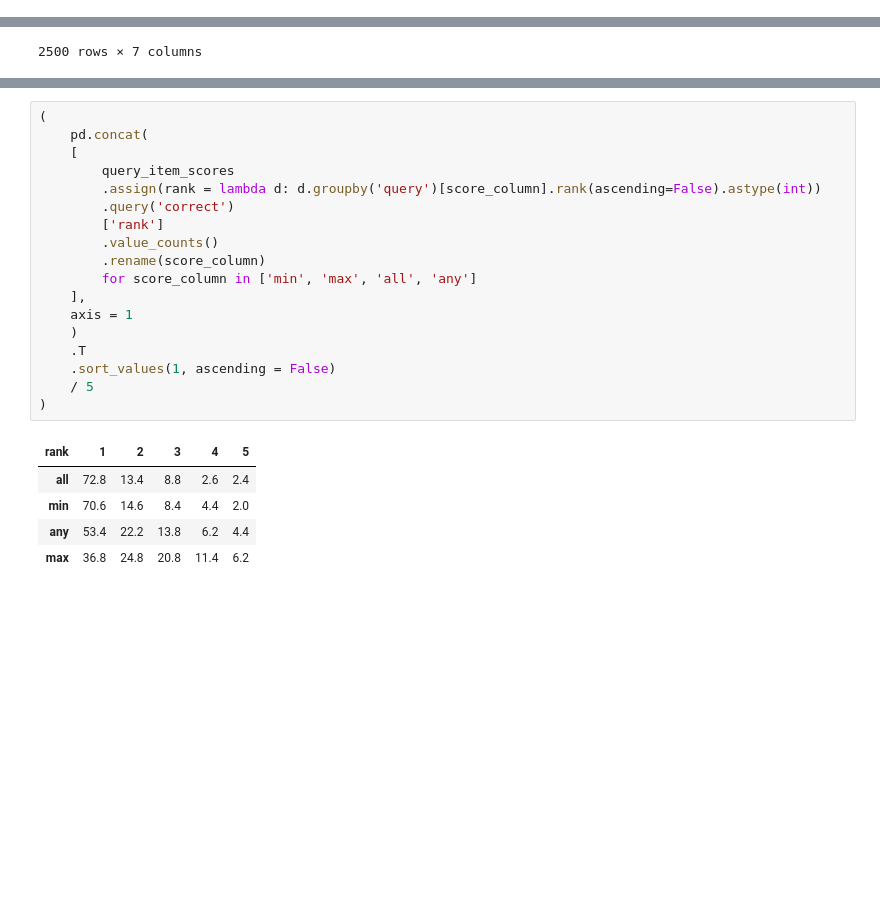
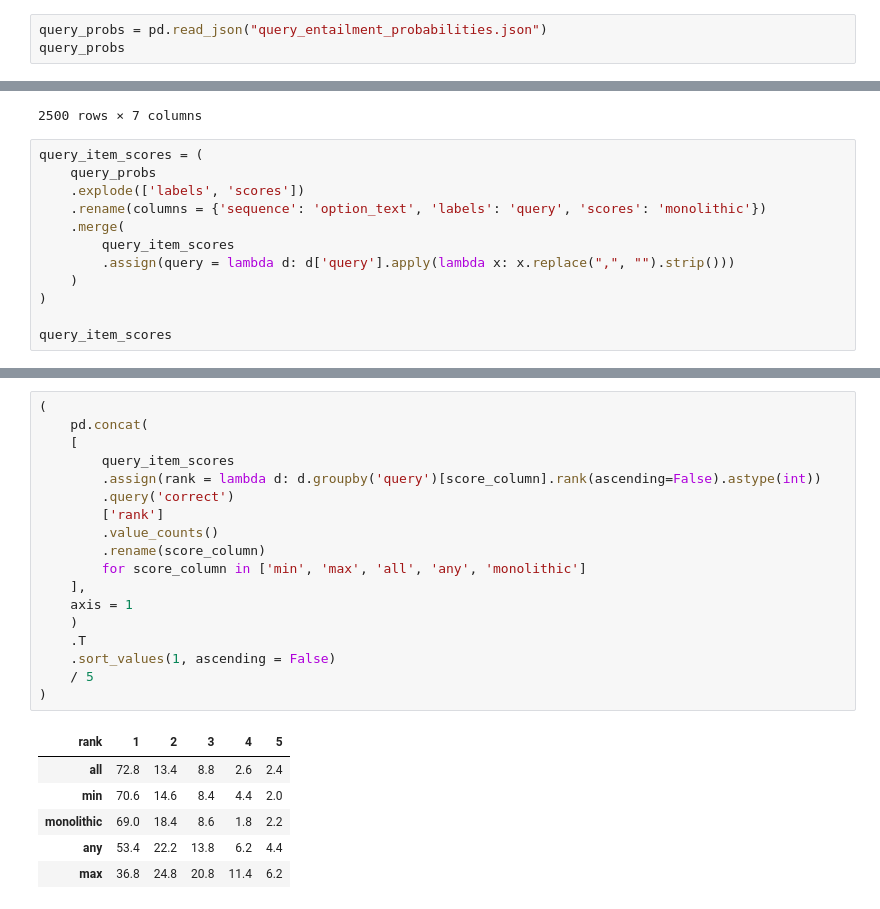
Before and after one commit to baronet2/marir, a Jupyter notebook: 20_compare_algorithms.ipynb, the cells around one changed output, grey strips where cells are left out. Saved outputs shown, nothing was run; the diff lists cells and outputs as text; blank space fills up the shorter version.

Commit message:
Monolithic entailment results

```diff
--- a/20_compare_algorithms.ipynb
+++ b/20_compare_algorithms.ipynb
@@ -17,3 +17,6 @@ probs
 | 2498 | Seafood linguine recipe containin... | [seafood, only have a bbq, eating... | [0.9984157681465141, 0.0003284842... |
 | 2499 | Breakfast sausage made from scrat... | [only have a bbq, seafood, eating... | [0.0008917334489520001, 6.4749685... |
 2500 rows × 3 columns
+# %%
+query_probs = pd.read_json("query_entailment_probabilities.json")
+query_probs
@@ -82,3 +99,15 @@ query_item_scores
 | 2498 | Would I be able to get a breakfas... | Fish meat prepared with swiss cheese | False | 0.000449 | 0.99408 | 0.000002 | 0.994111 |
 | 2499 | Would I be able to get a breakfas... | Seafood linguine recipe containin... | False | 0.000078 | 0.998416 | 0.0 | 1.000000 |
 2500 rows × 7 columns
+# %%
+query_item_scores = (
+    query_probs
+    .explode(['labels', 'scores'])
+    .rename(columns = {'sequence': 'option_text', 'labels': 'query', 'scores': 'monolithic'})
+    .merge(
+        query_item_scores
+        .assign(query = lambda d: d['query'].apply(lambda x: x.replace(",", "").strip()))
+    )
+)
+
+query_item_scores
@@ -85,24 +128,25 @@ query_item_scores
 # %%
 (
     pd.concat(
     [
         query_item_scores
         .assign(rank = lambda d: d.groupby('query')[score_column].rank(ascending=False).astype(int))
         .query('correct')
         ['rank']
         .value_counts()
         .rename(score_column)
-        for score_column in ['min', 'max', 'all', 'any']
+        for score_column in ['min', 'max', 'all', 'any', 'monolithic']
     ],
     axis = 1
     )
     .T
     .sort_values(1, ascending = False)
     / 5
 )
 # %% [output]
 | rank | 1 | 2 | 3 | 4 | 5 |
 | all | 72.8 | 13.4 | 8.8 | 2.6 | 2.4 |
 | min | 70.6 | 14.6 | 8.4 | 4.4 | 2.0 |
+| monolithic | 69.0 | 18.4 | 8.6 | 1.8 | 2.2 |
 | any | 53.4 | 22.2 | 13.8 | 6.2 | 4.4 |
 | max | 36.8 | 24.8 | 20.8 | 11.4 | 6.2 |
```
Also changed, not shown: parts of 2 cells of this notebook, 2 other files.
